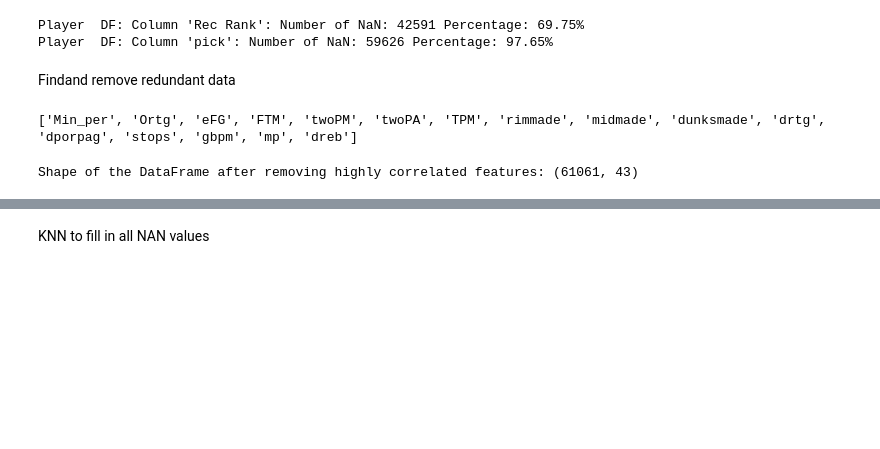
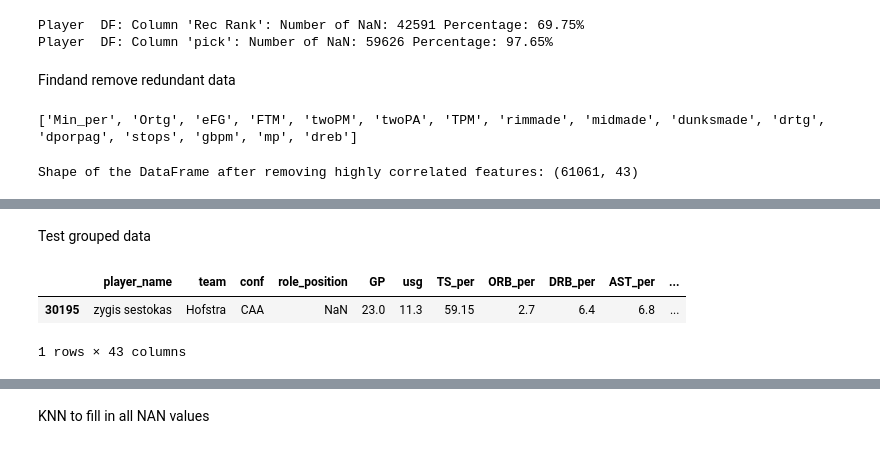
Before and after one commit to heatherMonteson/NCAA-Basketball-Player-Predictions-, a Jupyter notebook: NCAA_Cleaned_Up.ipynb, the cells around one changed output, grey strips where cells are left out. Cells and saved outputs as stored; diff of their text form; code cells hidden in the pictures; blank space fills up the shorter version.

```diff
--- a/NCAA_Cleaned_Up.ipynb
+++ b/NCAA_Cleaned_Up.ipynb
@@ -88,0 +114,8 @@ player_corr_matrix = playerDf.corr()
+# %% [markdown]
+Test grouped data
+# %%
+playerDf.loc[playerDf['player_name']=='zygis sestokas']
+# %% [output]
+|  | player_name | team | conf | role_position | GP | usg | TS_per | ORB_per | DRB_per | AST_per | ... |
+| 30195 | zygis sestokas | Hofstra | CAA | NaN | 23.0 | 11.3 | 59.15 | 2.7 | 6.4 | 6.8 | ... |
+1 rows × 43 columns
```
Also changed, not shown: parts of 29 cells of this notebook.
